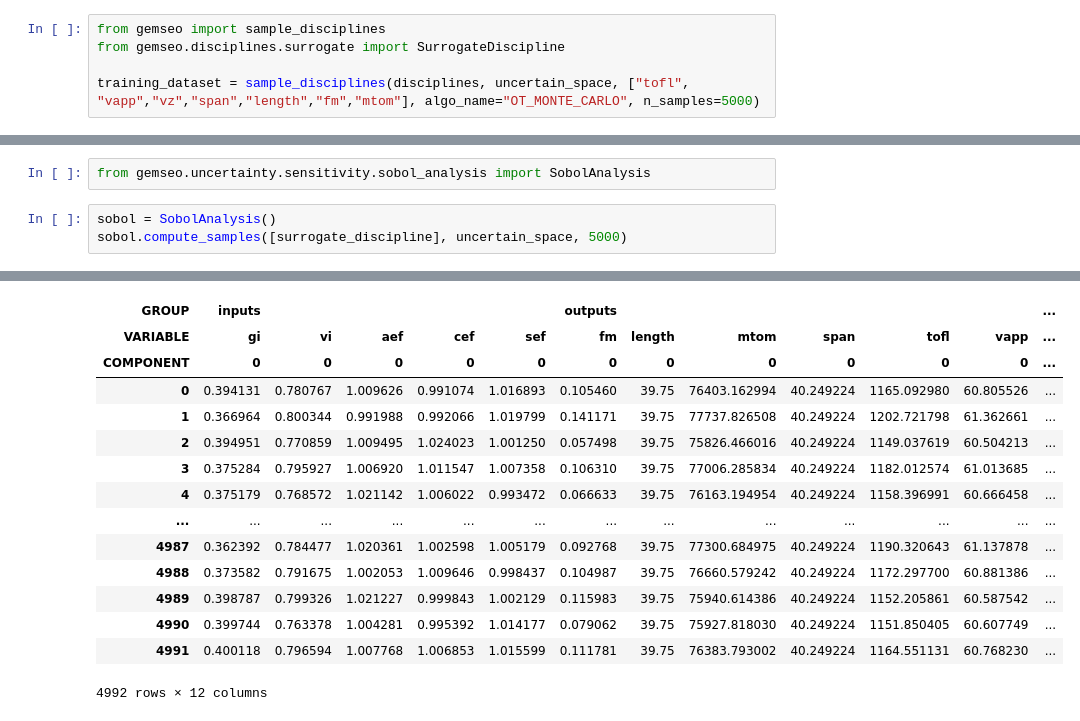
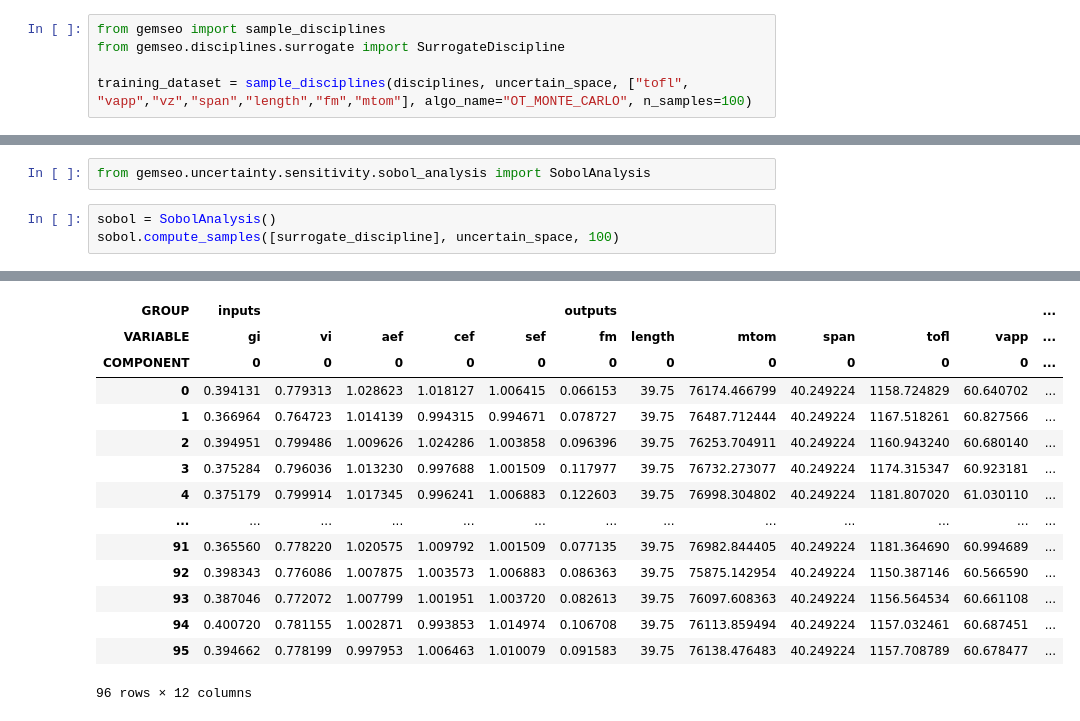
Before and after one commit to AlexandreDemarquet/projet_metamodelisation, a Jupyter notebook: pbm2_usecase2.ipynb, the cells around one changed output, grey strips where cells are left out. Drawn from its saved outputs; the diff is of its cells as text.

```diff
--- a/pbm2_usecase2.ipynb
+++ b/pbm2_usecase2.ipynb
@@ -56,5 +56,5 @@ uncertain_space.add_random_variable("sef","OTTriangularDistribution", minimum=0.
 from gemseo import sample_disciplines
 from gemseo.disciplines.surrogate import SurrogateDiscipline
 
-training_dataset = sample_disciplines(disciplines, uncertain_space, ["tofl", "vapp","vz","span","length","fm","mtom"], algo_name="OT_MONTE_CARLO", n_samples=5000)
+training_dataset = sample_disciplines(disciplines, uncertain_space, ["tofl", "vapp","vz","span","length","fm","mtom"], algo_name="OT_MONTE_CARLO", n_samples=100)
 # %% [output]
@@ -138,5 +138,5 @@ plt.show()
 from gemseo.uncertainty.sensitivity.sobol_analysis import SobolAnalysis
 # %%
 sobol = SobolAnalysis()
-sobol.compute_samples([surrogate_discipline], uncertain_space, 5000)
+sobol.compute_samples([surrogate_discipline], uncertain_space, 100)
 # %% [output]
@@ -150,18 +150,18 @@ sobol.compute_samples([surrogate_discipline], uncertain_space, 5000)
 | GROUP | inputs |  |  |  |  | outputs |  |  |  |  |  | ... |
 | VARIABLE | gi | vi | aef | cef | sef | fm | length | mtom | span | tofl | vapp | ... |
 | COMPONENT | 0 | 0 | 0 | 0 | 0 | 0 | 0 | 0 | 0 | 0 | 0 | ... |
-| 0 | 0.394131 | 0.780767 | 1.009626 | 0.991074 | 1.016893 | 0.105460 | 39.75 | 76403.162994 | 40.249224 | 1165.092980 | 60.805526 | ... |
-| 1 | 0.366964 | 0.800344 | 0.991988 | 0.992066 | 1.019799 | 0.141171 | 39.75 | 77737.826508 | 40.249224 | 1202.721798 | 61.362661 | ... |
-| 2 | 0.394951 | 0.770859 | 1.009495 | 1.024023 | 1.001250 | 0.057498 | 39.75 | 75826.466016 | 40.249224 | 1149.037619 | 60.504213 | ... |
-| 3 | 0.375284 | 0.795927 | 1.006920 | 1.011547 | 1.007358 | 0.106310 | 39.75 | 77006.285834 | 40.249224 | 1182.012574 | 61.013685 | ... |
-| 4 | 0.375179 | 0.768572 | 1.021142 | 1.006022 | 0.993472 | 0.066633 | 39.75 | 76163.194954 | 40.249224 | 1158.396991 | 60.666458 | ... |
+| 0 | 0.394131 | 0.779313 | 1.028623 | 1.018127 | 1.006415 | 0.066153 | 39.75 | 76174.466799 | 40.249224 | 1158.724829 | 60.640702 | ... |
+| 1 | 0.366964 | 0.764723 | 1.014139 | 0.994315 | 0.994671 | 0.078727 | 39.75 | 76487.712444 | 40.249224 | 1167.518261 | 60.827566 | ... |
+| 2 | 0.394951 | 0.799486 | 1.009626 | 1.024286 | 1.003858 | 0.096396 | 39.75 | 76253.704911 | 40.249224 | 1160.943240 | 60.680140 | ... |
+| 3 | 0.375284 | 0.796036 | 1.013230 | 0.997688 | 1.001509 | 0.117977 | 39.75 | 76732.273077 | 40.249224 | 1174.315347 | 60.923181 | ... |
+| 4 | 0.375179 | 0.799914 | 1.017345 | 0.996241 | 1.006883 | 0.122603 | 39.75 | 76998.304802 | 40.249224 | 1181.807020 | 61.030110 | ... |
 | ... | ... | ... | ... | ... | ... | ... | ... | ... | ... | ... | ... | ... |
-| 4987 | 0.362392 | 0.784477 | 1.020361 | 1.002598 | 1.005179 | 0.092768 | 39.75 | 77300.684975 | 40.249224 | 1190.320643 | 61.137878 | ... |
-| 4988 | 0.373582 | 0.791675 | 1.002053 | 1.009646 | 0.998437 | 0.104987 | 39.75 | 76660.579242 | 40.249224 | 1172.297700 | 60.881386 | ... |
-| 4989 | 0.398787 | 0.799326 | 1.021227 | 0.999843 | 1.002129 | 0.115983 | 39.75 | 75940.614386 | 40.249224 | 1152.205861 | 60.587542 | ... |
-| 4990 | 0.399744 | 0.763378 | 1.004281 | 0.995392 | 1.014177 | 0.079062 | 39.75 | 75927.818030 | 40.249224 | 1151.850405 | 60.607749 | ... |
-| 4991 | 0.400118 | 0.796594 | 1.007768 | 1.006853 | 1.015599 | 0.111781 | 39.75 | 76383.793002 | 40.249224 | 1164.551131 | 60.768230 | ... |
+| 91 | 0.365560 | 0.778220 | 1.020575 | 1.009792 | 1.001509 | 0.077135 | 39.75 | 76982.844405 | 40.249224 | 1181.364690 | 60.994689 | ... |
+| 92 | 0.398343 | 0.776086 | 1.007875 | 1.003573 | 1.006883 | 0.086363 | 39.75 | 75875.142954 | 40.249224 | 1150.387146 | 60.566590 | ... |
+| 93 | 0.387046 | 0.772072 | 1.007799 | 1.001951 | 1.003720 | 0.082613 | 39.75 | 76097.608363 | 40.249224 | 1156.564534 | 60.661108 | ... |
+| 94 | 0.400720 | 0.781155 | 1.002871 | 0.993853 | 1.014974 | 0.106708 | 39.75 | 76113.859494 | 40.249224 | 1157.032461 | 60.687451 | ... |
+| 95 | 0.394662 | 0.778199 | 0.997953 | 1.006463 | 1.010079 | 0.091583 | 39.75 | 76138.476483 | 40.249224 | 1157.708789 | 60.678477 | ... |
-4992 rows × 12 columns
+96 rows × 12 columns
 # %%
 sobol.compute_indices(output_names=["tofl", "vapp","vz","fm","mtom"])
 # %% [output]
```
Also changed, not shown: parts of 10 cells of this notebook, 3 other files.
